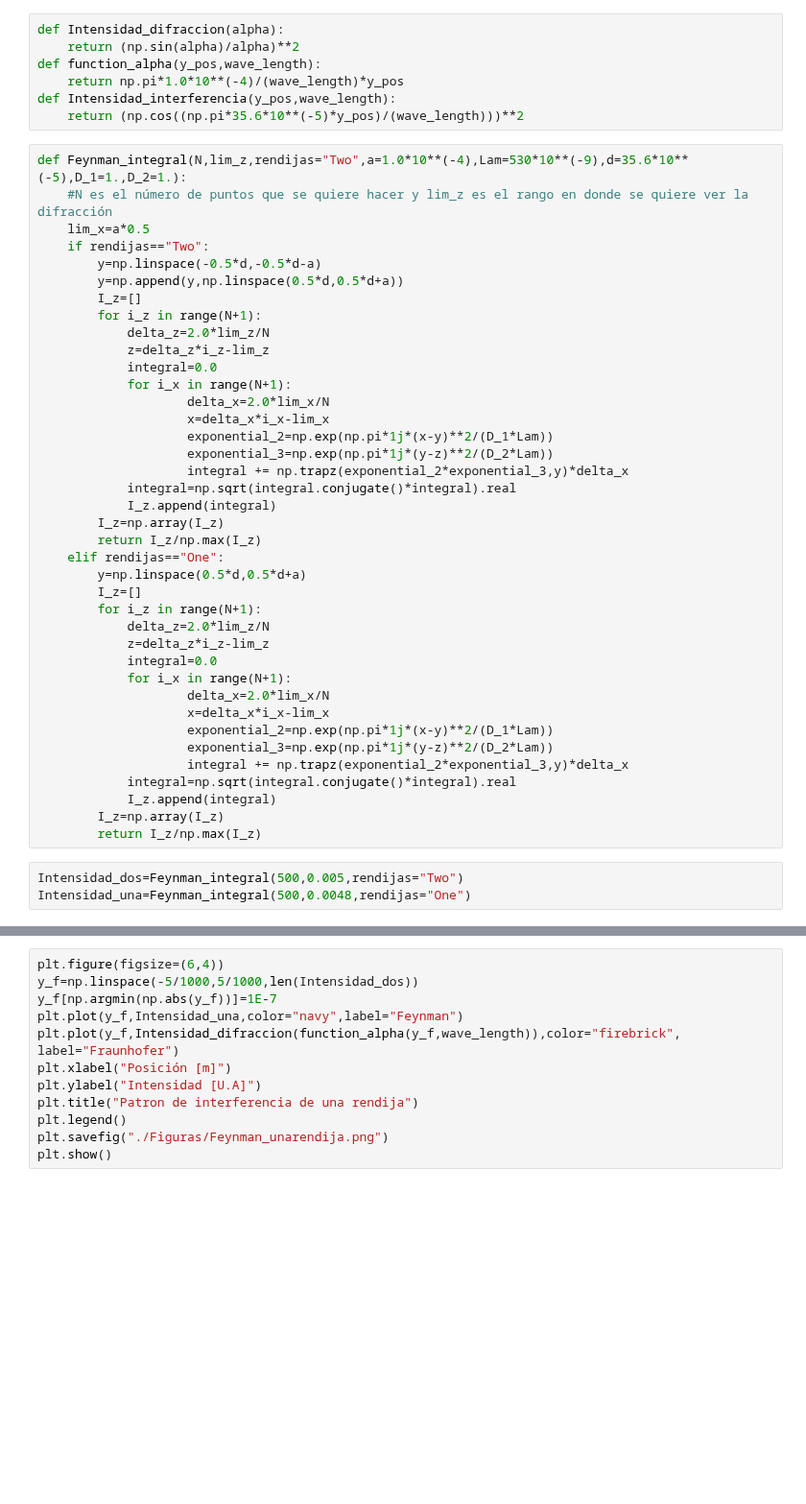
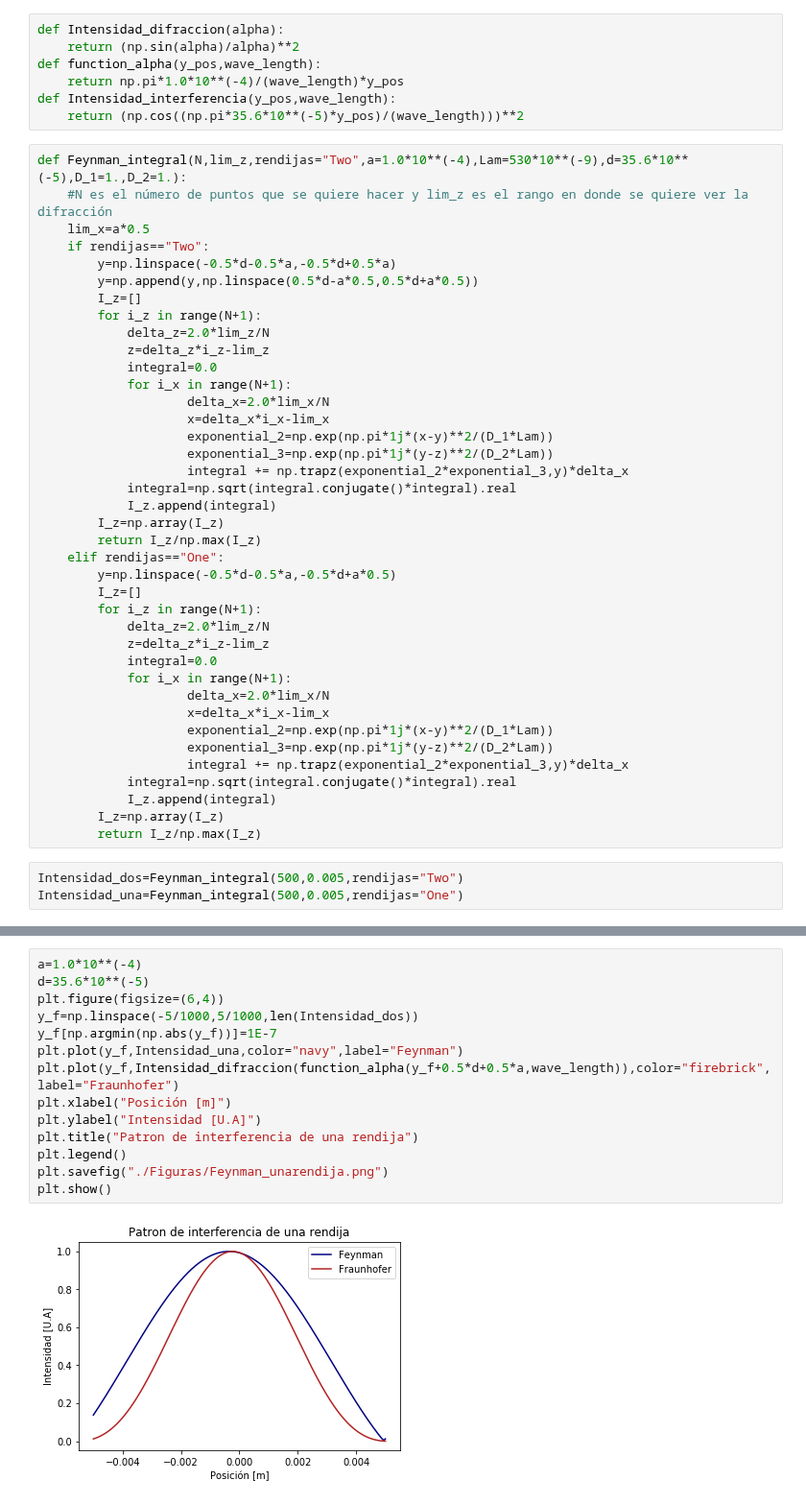
Before and after one commit to jamontanac/Laboratorio-Avanzado, a Jupyter notebook: Double_Slit/Integral_Feynman.ipynb, the cells around one changed output, grey strips where cells are left out. Shown at 96% size. Saved outputs shown, nothing was run; the diff lists cells and outputs as text; blank space fills up the shorter version.

```diff
--- a/Double_Slit/Integral_Feynman.ipynb
+++ b/Double_Slit/Integral_Feynman.ipynb
@@ -14,8 +14,8 @@ def Feynman_integral(N,lim_z,rendijas="Two",a=1.0*10**(-4),Lam=530*10**(-9),d=35
     #N es el número de puntos que se quiere hacer y lim_z es el rango en donde se quiere ver la difracción
     lim_x=a*0.5
     if rendijas=="Two":
-        y=np.linspace(-0.5*d,-0.5*d-a)
-        y=np.append(y,np.linspace(0.5*d,0.5*d+a))
+        y=np.linspace(-0.5*d-0.5*a,-0.5*d+0.5*a)
+        y=np.append(y,np.linspace(0.5*d-a*0.5,0.5*d+a*0.5))
         I_z=[]
         for i_z in range(N+1):
             delta_z=2.0*lim_z/N
@@ -32,7 +32,7 @@ def Feynman_integral(N,lim_z,rendijas="Two",a=1.0*10**(-4),Lam=530*10**(-9),d=35
         I_z=np.array(I_z)
         return I_z/np.max(I_z)
     elif rendijas=="One":
-        y=np.linspace(0.5*d,0.5*d+a)
+        y=np.linspace(-0.5*d-0.5*a,-0.5*d+a*0.5)
         I_z=[]
         for i_z in range(N+1):
             delta_z=2.0*lim_z/N
@@ -50,7 +50,7 @@ def Feynman_integral(N,lim_z,rendijas="Two",a=1.0*10**(-4),Lam=530*10**(-9),d=35
         return I_z/np.max(I_z)
 # %%
 Intensidad_dos=Feynman_integral(500,0.005,rendijas="Two")
-Intensidad_una=Feynman_integral(500,0.0048,rendijas="One")
+Intensidad_una=Feynman_integral(500,0.005,rendijas="One")
 # %%
 plt.figure(figsize=(7,5))
 y_f=np.linspace(-5./1000,5./1000,len(Intensidad_dos))
@@ -67,12 +69,16 @@ plt.show()
 # %%
+a=1.0*10**(-4)
+d=35.6*10**(-5)
 plt.figure(figsize=(6,4))
 y_f=np.linspace(-5/1000,5/1000,len(Intensidad_dos))
 y_f[np.argmin(np.abs(y_f))]=1E-7
 plt.plot(y_f,Intensidad_una,color="navy",label="Feynman")
-plt.plot(y_f,Intensidad_difraccion(function_alpha(y_f,wave_length)),color="firebrick", label="Fraunhofer")
+plt.plot(y_f,Intensidad_difraccion(function_alpha(y_f+0.5*d+0.5*a,wave_length)),color="firebrick", label="Fraunhofer")
 plt.xlabel("Posición [m]")
 plt.ylabel("Intensidad [U.A]")
 plt.title("Patron de interferencia de una rendija")
 plt.legend()
 plt.savefig("./Figuras/Feynman_unarendija.png")
 plt.show()
+# %% [output]
+[figure, added]
```
Also changed, not shown: parts of 1 cell of this notebook, 3 other files.
